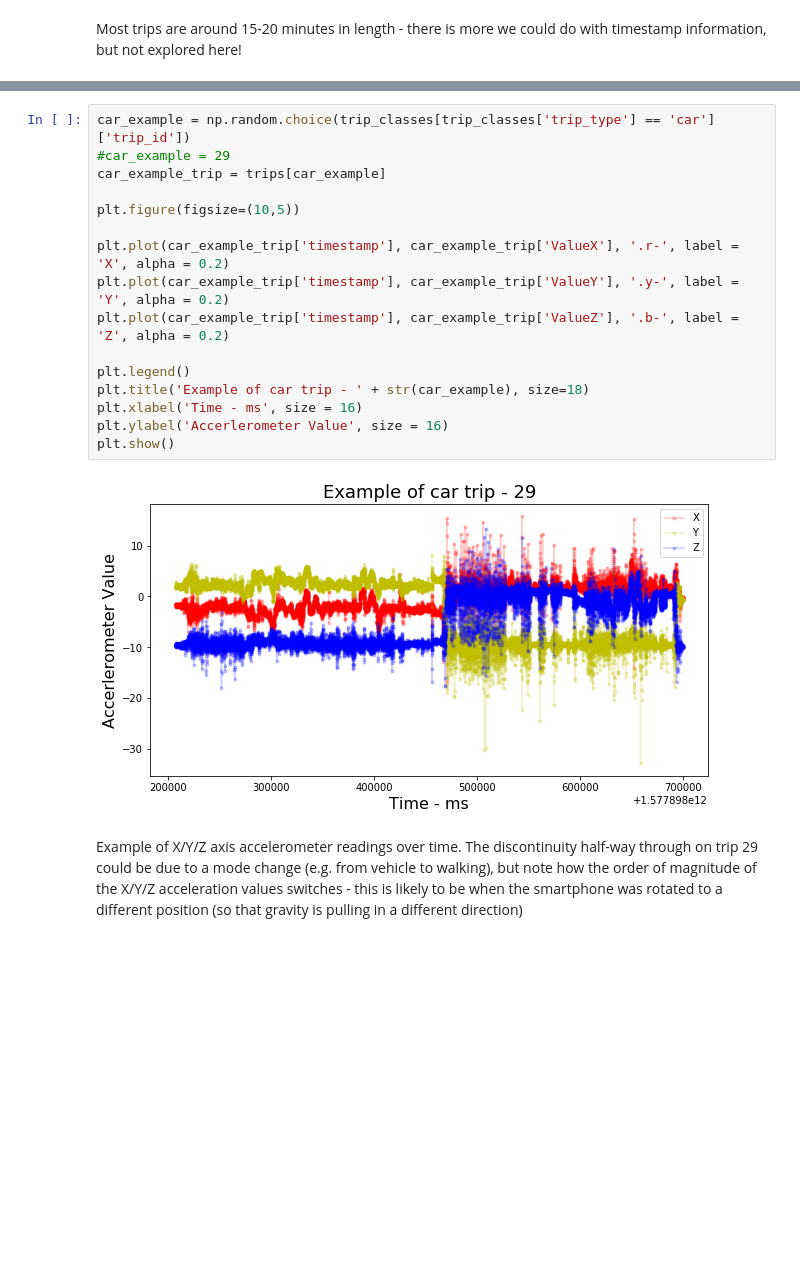
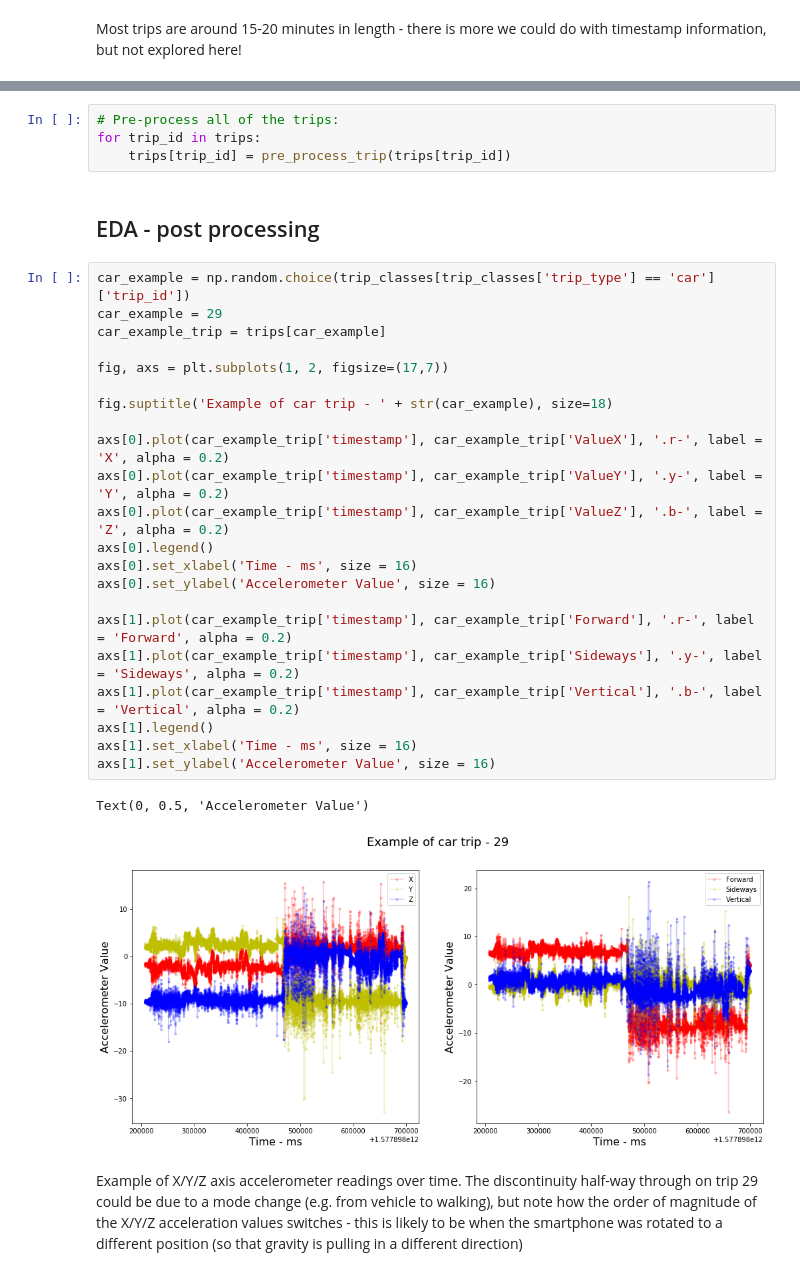
Before and after one commit to dolmas1/zego_telematics, a Jupyter notebook: sam_dolman_analysis.ipynb, the cells around one changed output, grey strips where cells are left out. Drawn from its saved outputs; the diff is of its cells as text; blank space fills up the shorter version.

```diff
--- a/sam_dolman_analysis.ipynb
+++ b/sam_dolman_analysis.ipynb
@@ -101,21 +178,34 @@ Most trips are around 15-20 minutes in length - there is more we could do with t
+# %%
+# Pre-process all of the trips:
+for trip_id in trips:
+    trips[trip_id] = pre_process_trip(trips[trip_id])
+# %% [markdown]
+## EDA - post processing
 # %%
 car_example = np.random.choice(trip_classes[trip_classes['trip_type'] == 'car']['trip_id'])
-#car_example = 29
+car_example = 29
 car_example_trip = trips[car_example]
 
-plt.figure(figsize=(10,5))
+fig, axs = plt.subplots(1, 2, figsize=(17,7))
 
-plt.plot(car_example_trip['timestamp'], car_example_trip['ValueX'], '.r-', label = 'X', alpha = 0.2)
-plt.plot(car_example_trip['timestamp'], car_example_trip['ValueY'], '.y-', label = 'Y', alpha = 0.2)
-plt.plot(car_example_trip['timestamp'], car_example_trip['ValueZ'], '.b-', label = 'Z', alpha = 0.2)
+fig.suptitle('Example of car trip - ' + str(car_example), size=18)
 
-plt.legend()
-plt.title('Example of car trip - ' + str(car_example), size=18)
-plt.xlabel('Time - ms', size = 16)
-plt.ylabel('Accerlerometer Value', size = 16)
-plt.show()
+axs[0].plot(car_example_trip['timestamp'], car_example_trip['ValueX'], '.r-', label = 'X', alpha = 0.2)
+axs[0].plot(car_example_trip['timestamp'], car_example_trip['ValueY'], '.y-', label = 'Y', alpha = 0.2)
+axs[0].plot(car_example_trip['timestamp'], car_example_trip['ValueZ'], '.b-', label = 'Z', alpha = 0.2)
+axs[0].legend()
+axs[0].set_xlabel('Time - ms', size = 16)
+axs[0].set_ylabel('Accelerometer Value', size = 16)
+
+axs[1].plot(car_example_trip['timestamp'], car_example_trip['Forward'], '.r-', label = 'Forward', alpha = 0.2)
+axs[1].plot(car_example_trip['timestamp'], car_example_trip['Sideways'], '.y-', label = 'Sideways', alpha = 0.2)
+axs[1].plot(car_example_trip['timestamp'], car_example_trip['Vertical'], '.b-', label = 'Vertical', alpha = 0.2)
+axs[1].legend()
+axs[1].set_xlabel('Time - ms', size = 16)
+axs[1].set_ylabel('Accelerometer Value', size = 16)
 # %% [output]
+Text(0, 0.5, 'Accelerometer Value')
-[figure, old version]
+[figure, new version]
 # %% [markdown]
 Example of X/Y/Z axis accelerometer readings over time. The discontinuity half-way through on trip 29 could be due to a mode change (e.g. from vehicle to walking), but note how the order of magnitude of the X/Y/Z acceleration values switches - this is likely to be when the smartphone was rotated to a different position (so that gravity is pulling in a different direction)
 # %%
```
Also changed, not shown: parts of 21 cells of this notebook.
